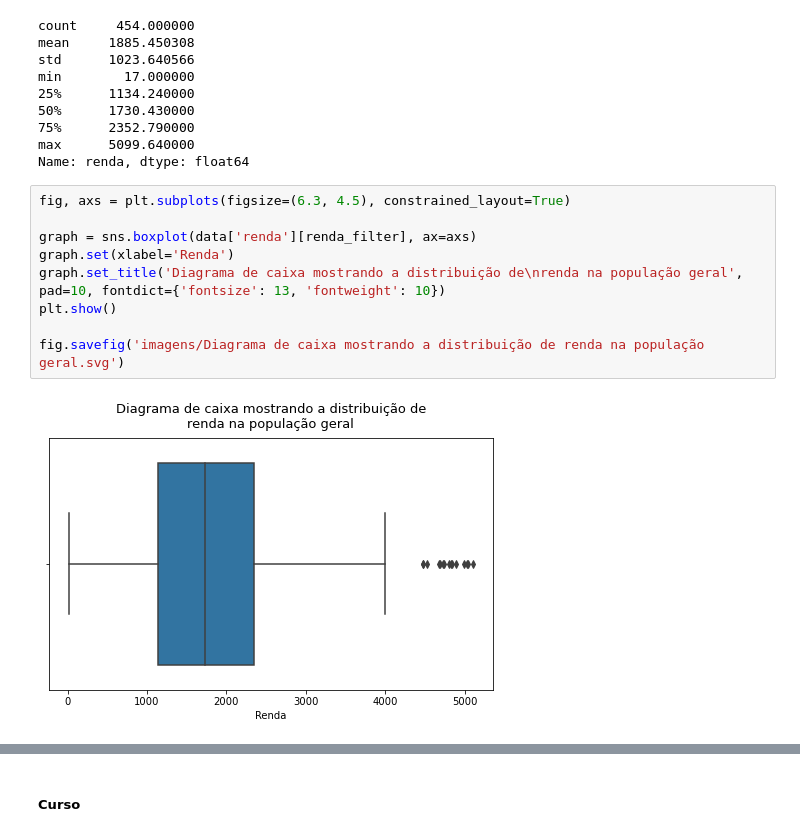
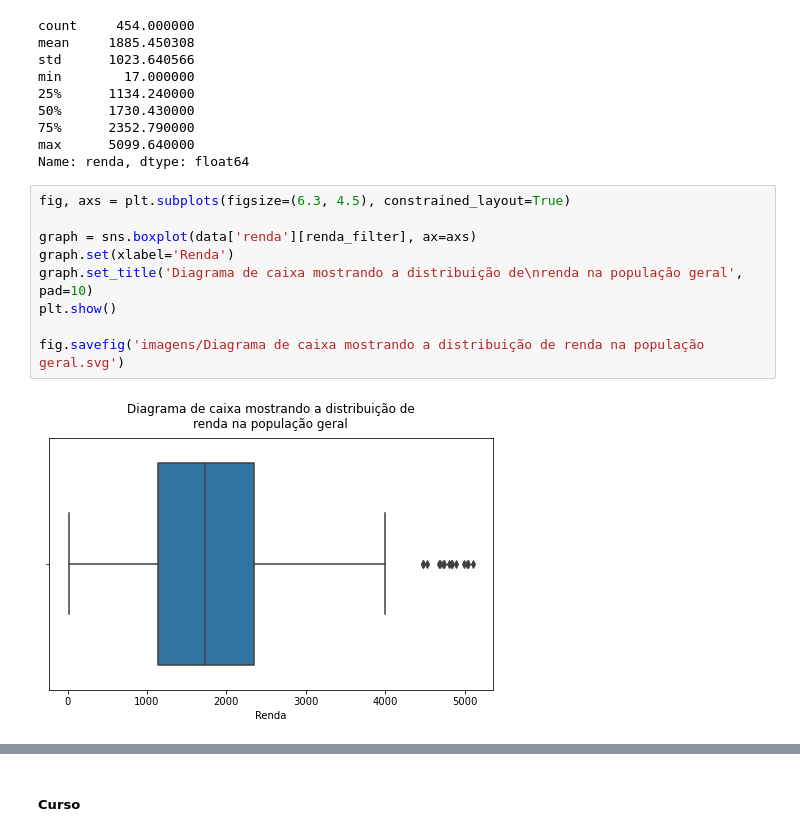
Before and after one commit to jv-porto/computer-aquisition-automation, a Jupyter notebook: projeto.ipynb, the cells around one changed output, grey strips where cells are left out. Drawn from its saved outputs; the diff is of its cells as text.

```diff
--- a/projeto.ipynb
+++ b/projeto.ipynb
@@ -183,14 +344,14 @@ Name: renda, dtype: float64
 # %%
 fig, axs = plt.subplots(figsize=(6.3, 4.5), constrained_layout=True)
 
 graph = sns.boxplot(data['renda'][renda_filter], ax=axs)
 graph.set(xlabel='Renda')
-graph.set_title('Diagrama de caixa mostrando a distribuição de\nrenda na população geral', pad=10, fontdict={'fontsize': 13, 'fontweight': 10})
+graph.set_title('Diagrama de caixa mostrando a distribuição de\nrenda na população geral', pad=10)
 plt.show()
 
 fig.savefig('imagens/Diagrama de caixa mostrando a distribuição de renda na população geral.svg')
 # %% [output]
-[figure, old version]
+[figure, new version]
 # %%
 fig, axs = plt.subplots(ncols=2, figsize=(15, 5), constrained_layout=True)
 
```
Also changed, not shown: parts of 60 cells of this notebook, 11 other files.
